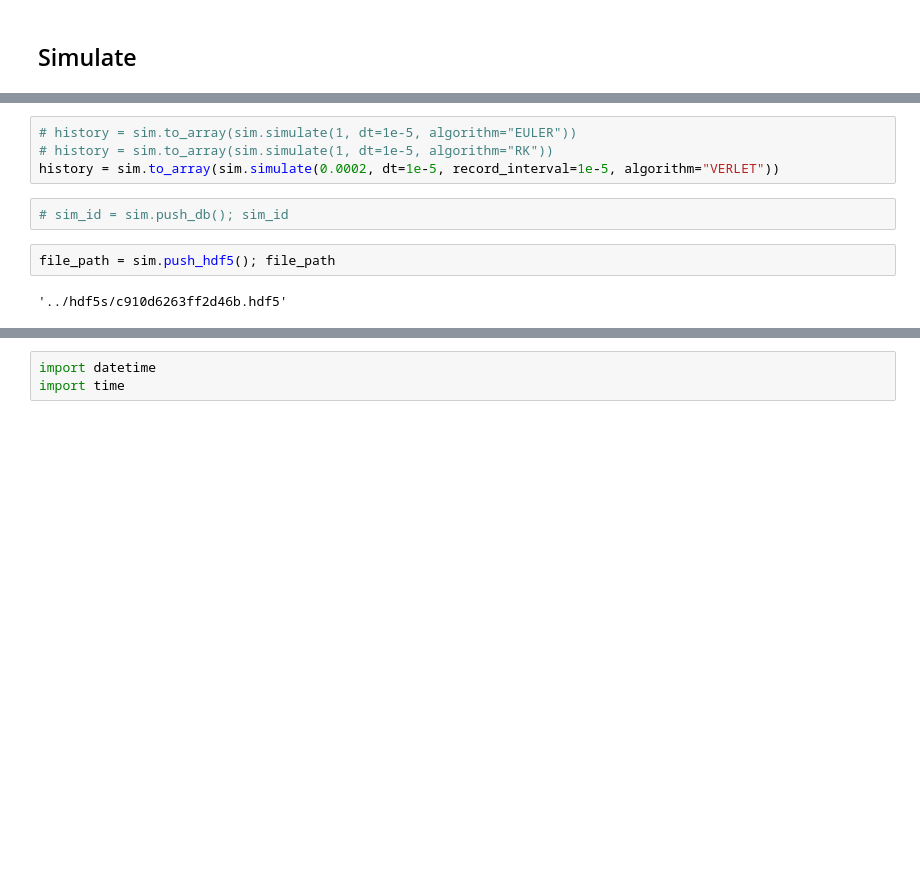
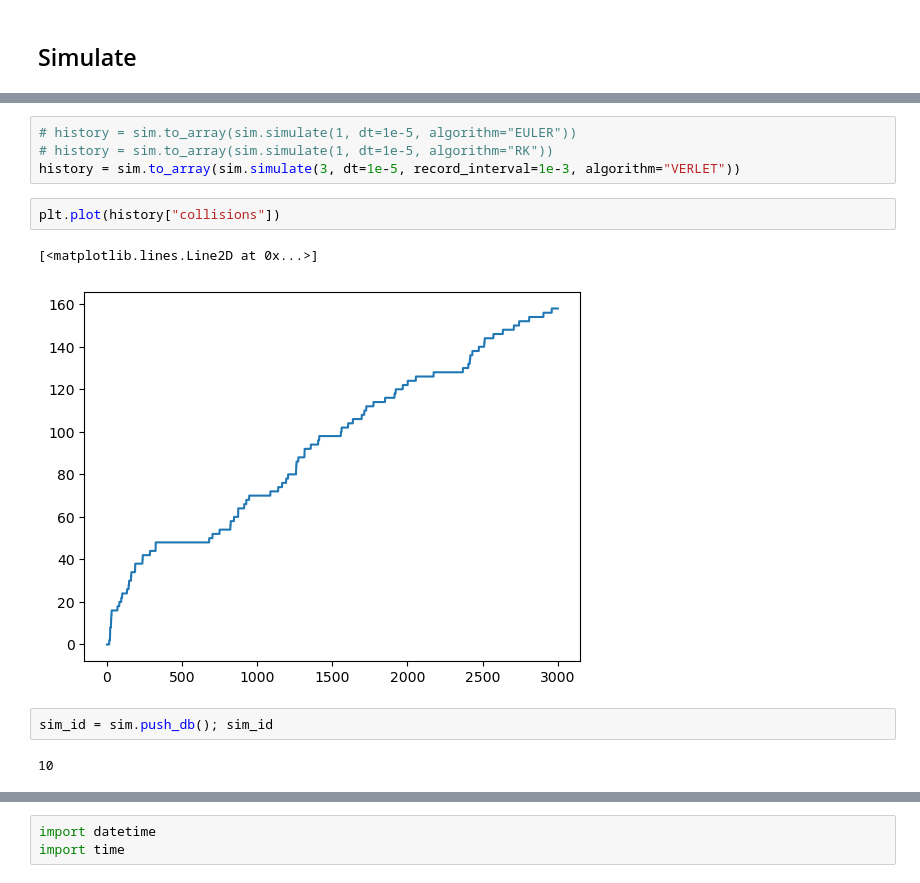
Before and after one commit to ashmat98/LJ-magnetic, a Jupyter notebook: Simulate test.ipynb, the cells around one changed output, grey strips where cells are left out. Cells and saved outputs as stored; diff of their text form; blank space fills up the shorter version.

```diff
--- a/Simulate test.ipynb
+++ b/Simulate test.ipynb
@@ -55,13 +82,16 @@ ax.scatter3D(r_init[0],r_init[1],r_init[2])
 # %%
 # history = sim.to_array(sim.simulate(1, dt=1e-5, algorithm="EULER"))
 # history = sim.to_array(sim.simulate(1, dt=1e-5, algorithm="RK"))
-history = sim.to_array(sim.simulate(0.0002, dt=1e-5, record_interval=1e-5, algorithm="VERLET"))
+history = sim.to_array(sim.simulate(3, dt=1e-5, record_interval=1e-3, algorithm="VERLET"))
+# %%
+plt.plot(history["collisions"])
+# %% [output]
+[<matplotlib.lines.Line2D at 0x...>]
+[figure, added]
 # %%
-# sim_id = sim.push_db(); sim_id
+sim_id = sim.push_db(); sim_id
+# %% [output]
+10
-# %%
-file_path = sim.push_hdf5(); file_path
-# %% [output]
-'../hdf5s/c910d6263ff2d46b.hdf5'
 # %%
 plt.plot(history["L"][:,2,:]);
 # %% [output]
```
Also changed, not shown: parts of 16 cells of this notebook, 14 other files.
